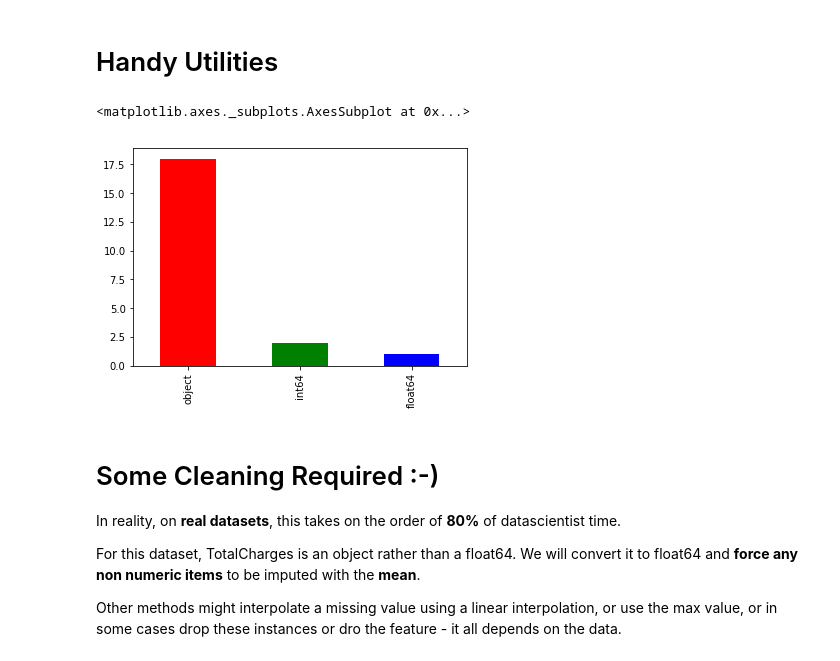
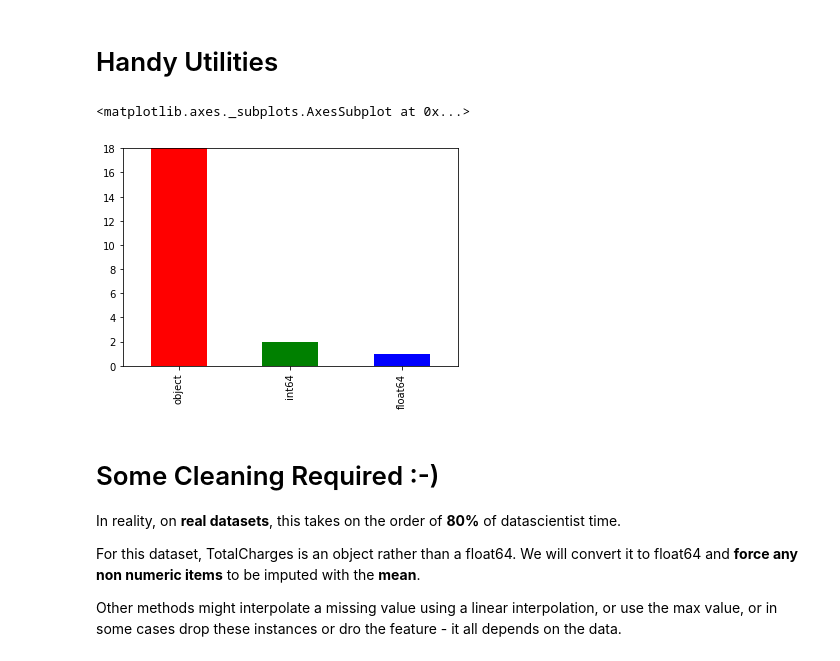
Before and after one commit to dustinvanstee/mldl-101, a Jupyter notebook: Demo_Churn_Outlier4.ipynb, the cells around one changed output. Saved outputs shown, nothing was run; the diff lists cells and outputs as text; code cells hidden in the pictures.

```diff
--- a/Demo_Churn_Outlier4.ipynb
+++ b/Demo_Churn_Outlier4.ipynb
@@ -321,18 +321,19 @@ def bobHeatmap(df,sortColumn):
 # %%
 import pandas as pd
 import numpy as np
 # Added to support multiple environments
 nimbix = False
 if(nimbix) :
     churn = pd.read_csv('/data/datasets/WA_Fn-UseC_-Telco-Customer-Churn.csv')
 else :
     churn = pd.read_csv('WA_Fn-UseC_-Telco-Customer-Churn.csv')
 
+plt.ylim(0,18, 1)
 pd.DataFrame(churn.dtypes,columns=['objectType']).objectType.value_counts().plot(kind='bar', color = 'rgbkymc' )
 #myhist.objectType.value_counts().plot(kind='bar')
 # %% [output]
 <matplotlib.axes._subplots.AxesSubplot at 0x...>
-[figure, old version]
+[figure, new version]
 # %% [markdown]
 # Some Cleaning Required       :-)
 In reality, on **real datasets**, this takes on the order of **80%** of datascientist time.
```
Also changed, not shown: parts of 22 cells of this notebook.
